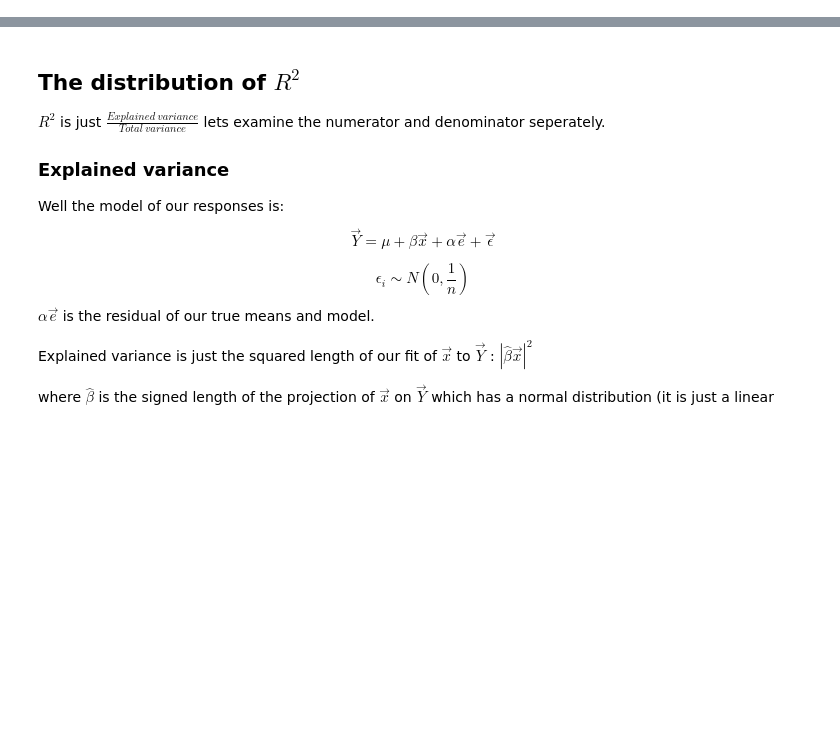
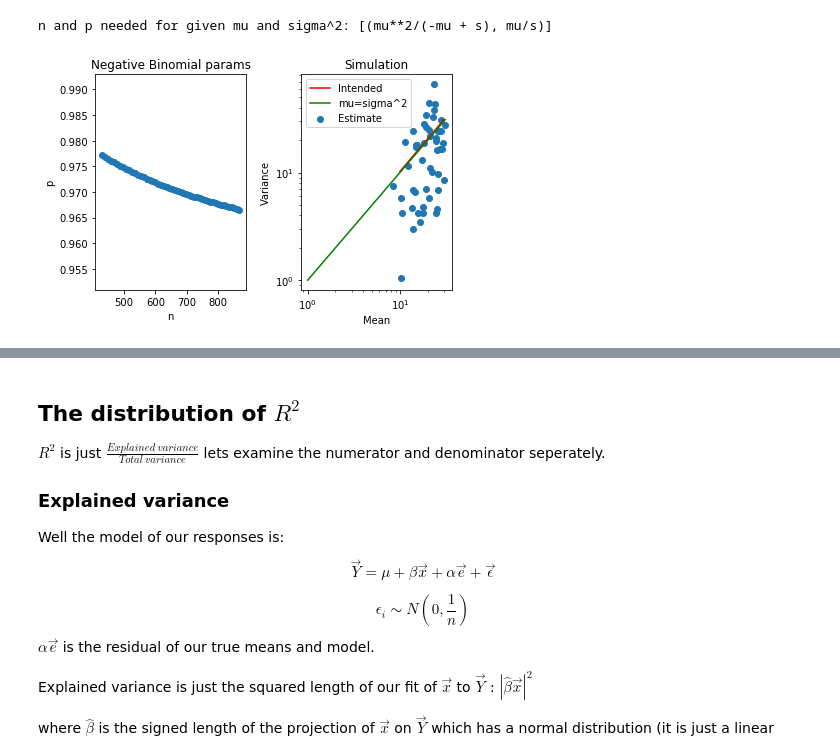
Before and after one commit to deanpospisil/ipython_nb, a Jupyter notebook: Unbiased R^2 au^b VMR and CI.ipynb, the cells around one changed output, grey strips where cells are left out. Drawn from its saved outputs; the diff is of its cells as text; code cells hidden in the pictures; blank space fills up the shorter version.

```diff
--- a/Unbiased R^2 au^b VMR and CI.ipynb
+++ b/Unbiased R^2 au^b VMR and CI.ipynb
@@ -205,0 +36,40 @@ vmr_fit = np.array(vmr_fit)
+# %%
+import numpy as np
+import matplotlib.pyplot as plt
+%matplotlib inline
+import xarray as xr
+import seaborn
+from sympy import *
+
+n = Symbol('n')
+p = Symbol('p')
+mu = Symbol('mu')
+s = Symbol('s')
+sol =solve([Eq((n*(1-p))/p-mu), Eq((n*(1-p))/(p**2)-s)],[n,p])
+print('n and p needed for given mu and sigma^2: ' + str(sol))
+
+mu = np.linspace(10,30)
+s = 1*mu**1.01#set the mean variance relation
+
+plt.subplot(121)
+plt.title('Negative Binomial params')
+n = mu**2./(s-mu)
+p = mu/s
+plt.scatter(n,p);plt.xlabel('n');plt.ylabel('p')
+
+plt.subplot(122)
+trials = 5
+y = np.random.negative_binomial(n,p, size=(trials, len(n)))
+s_hat = np.var(y,0)
+mu_hat = np.mean(y,0)
+plt.scatter(mu_hat, s_hat)
+plt.plot(mu, s, c='r')
+
+plt.plot([1,max(s)], [1,max(s)],c='g')
+plt.ylabel('Variance');plt.xlabel('Mean');plt.legend(['Intended', 'mu=sigma^2', 'Estimate'])
+plt.title('Simulation')
+plt.loglog()
+plt.tight_layout();
+# %% [output]
+n and p needed for given mu and sigma^2: [(mu**2/(-mu + s), mu/s)]
+[figure, added]
```
Also changed, not shown: parts of 30 cells of this notebook, 1 other file.
